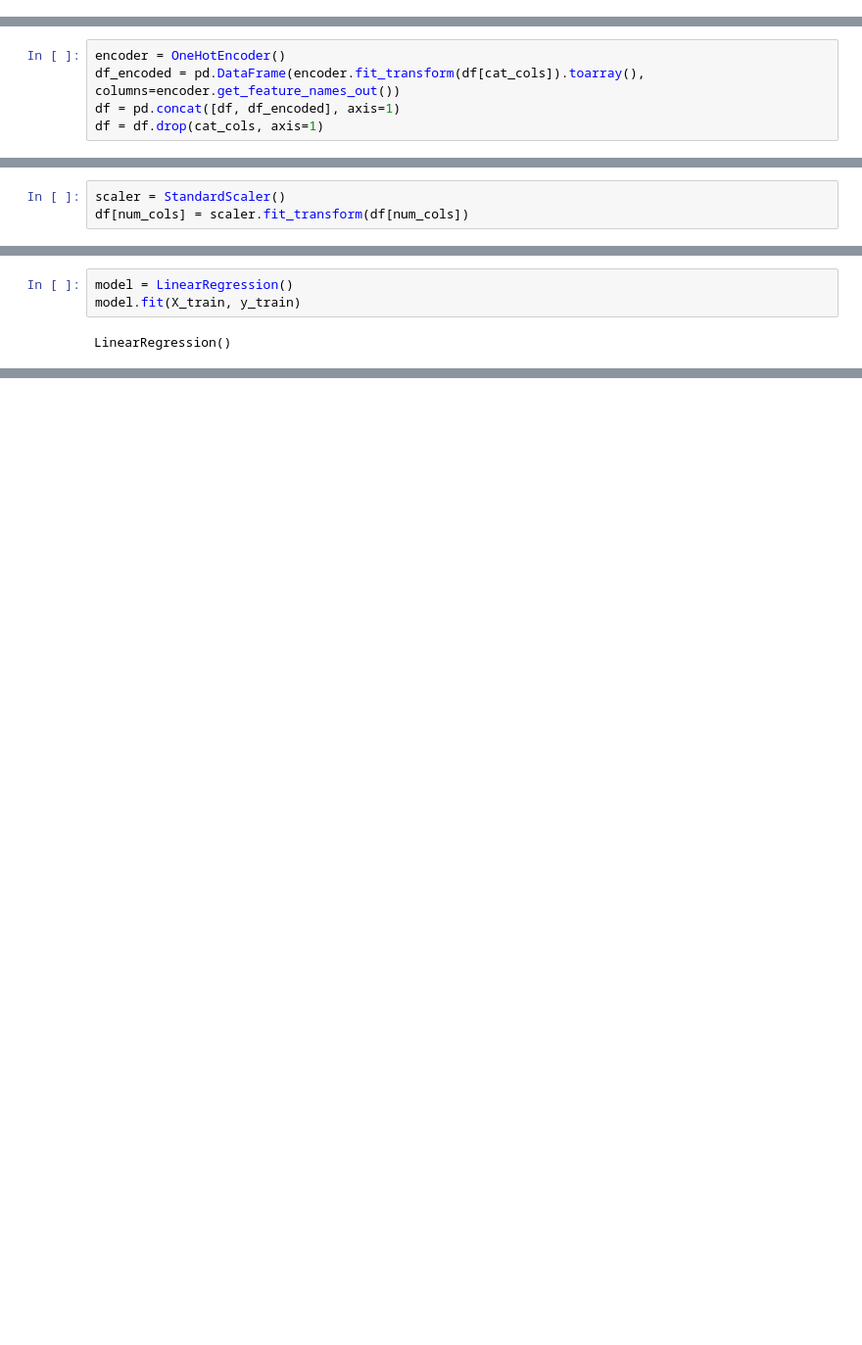
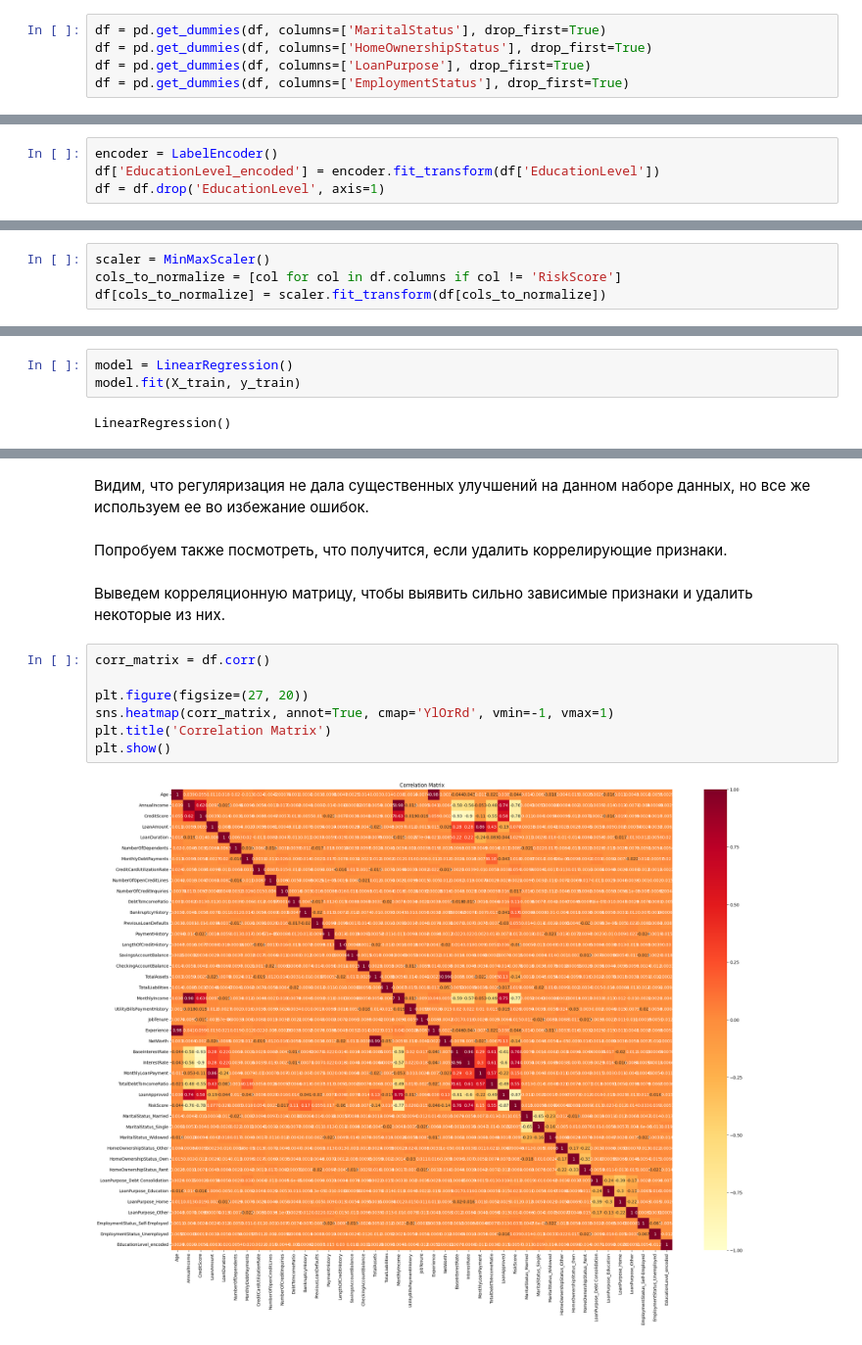
Before and after one commit to TPShipilova/ML_5sem, a Jupyter notebook: 2/2lab_1contest.ipynb, the cells around one changed output, grey strips where cells are left out. Shown at 98% size. Saved outputs shown, nothing was run; the diff lists cells and outputs as text; blank space fills up the shorter version.

```diff
--- a/2/2lab_1contest.ipynb
+++ b/2/2lab_1contest.ipynb
@@ -134,0 +170,5 @@ df[num_cols] = imputer.fit_transform(df[num_cols])
+# %%
+df = pd.get_dummies(df, columns=['MaritalStatus'], drop_first=True)
+df = pd.get_dummies(df, columns=['HomeOwnershipStatus'], drop_first=True)
+df = pd.get_dummies(df, columns=['LoanPurpose'], drop_first=True)
+df = pd.get_dummies(df, columns=['EmploymentStatus'], drop_first=True)
@@ -135,5 +177,4 @@ df[num_cols] = imputer.fit_transform(df[num_cols])
 # %%
-encoder = OneHotEncoder()
-df_encoded = pd.DataFrame(encoder.fit_transform(df[cat_cols]).toarray(), columns=encoder.get_feature_names_out())
-df = pd.concat([df, df_encoded], axis=1)
-df = df.drop(cat_cols, axis=1)
+encoder = LabelEncoder()
+df['EducationLevel_encoded'] = encoder.fit_transform(df['EducationLevel'])
+df = df.drop('EducationLevel', axis=1)
@@ -142,6 +181,3 @@ df = df.drop(cat_cols, axis=1)
-# %%
-scaler = StandardScaler()
-df[num_cols] = scaler.fit_transform(df[num_cols])
 # %% [markdown]
 Удалим столбец ApplicationDatе, так как он не нужен для обучения.
 # %%
@@ -149,3 +187,7 @@ df = df.drop('ApplicationDate', axis=1)
+# %%
+scaler = MinMaxScaler()
+cols_to_normalize = [col for col in df.columns if col != 'RiskScore']
+df[cols_to_normalize] = scaler.fit_transform(df[cols_to_normalize])
 # %% [markdown]
 Посмотрим, что получилось:
 # %%
@@ -189,0 +281,15 @@ LinearRegression()
+# %% [markdown]
+Видим, что регуляризация не дала существенных улучшений на данном наборе данных, но все же используем ее во избежание ошибок.
+# %% [markdown]
+Попробуем также посмотреть, что получится, если удалить коррелирующие признаки.
+# %% [markdown]
+Выведем корреляционную матрицу, чтобы выявить сильно зависимые признаки и удалить некоторые из них.
+# %%
+corr_matrix = df.corr()
+
+plt.figure(figsize=(27, 20))
+sns.heatmap(corr_matrix, annot=True, cmap='YlOrRd', vmin=-1, vmax=1)
+plt.title('Correlation Matrix')
+plt.show()
+# %% [output]
+[figure, added]
```
Also changed, not shown: parts of 44 cells of this notebook.
